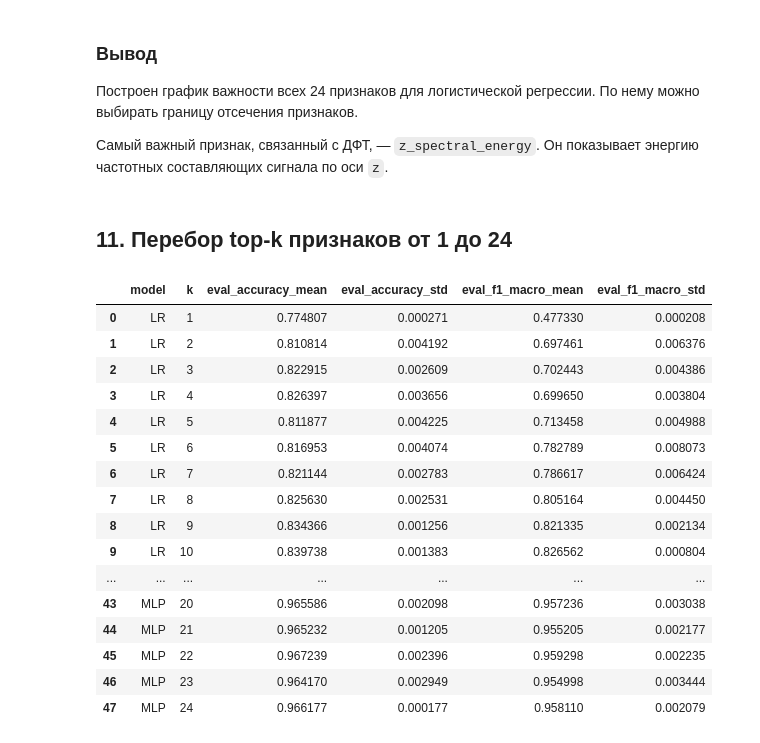
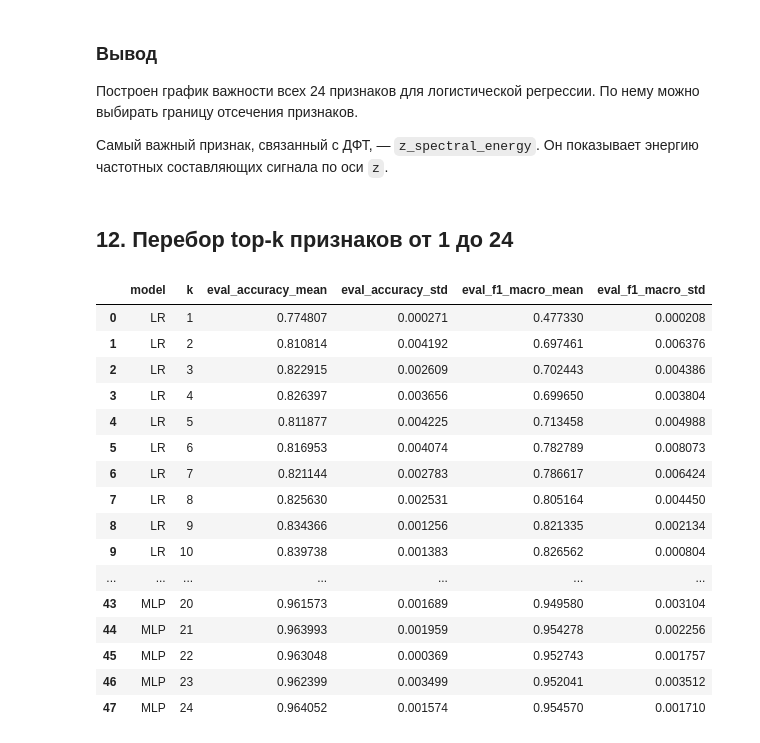
Before and after one commit to elena-kornaeva/Practice_Human-Activity-Recognition_Classifier, a Jupyter notebook: notebooks/06_Hyperparameter_Tuning.ipynb, the cells around one changed output. Cells and saved outputs as stored; diff of their text form; code cells hidden in the pictures.

```diff
--- a/notebooks/06_Hyperparameter_Tuning.ipynb
+++ b/notebooks/06_Hyperparameter_Tuning.ipynb
@@ -148,19 +148,19 @@ def make_lr_model(C=1.0, polynomial_degree=1, random_state=42):
     return Pipeline(steps)
 
 
-def make_mlp_model(hidden_layer_sizes=(128,), random_state=42):
+def make_mlp_model(hidden_layer_sizes=(128,), alpha=0.0001, batch_size=200, max_iter=200, validation_fraction=0.15, n_iter_no_change=10, random_state=42):
     return Pipeline([
         ("scaler", StandardScaler()),
         ("model", MLPClassifier(
             hidden_layer_sizes=hidden_layer_sizes,
             activation="relu",
             solver="adam",
-            alpha=0.0001,
-            batch_size=200,
+            alpha=alpha,
+            batch_size=batch_size,
             early_stopping=True,
-            validation_fraction=0.15,
-            n_iter_no_change=10,
-            max_iter=200,
+            validation_fraction=validation_fraction,
+            n_iter_no_change=n_iter_no_change,
+            max_iter=max_iter,
             random_state=random_state,
         )),
     ])
@@ -446,7 +514,7 @@ Name: 22, dtype: object
 
 Самый важный признак, связанный с ДФТ, — `z_spectral_energy`. Он показывает энергию частотных составляющих сигнала по оси `z`.
 # %% [markdown]
-## 11. Перебор top-k признаков от 1 до 24
+## 12. Перебор top-k признаков от 1 до 24
 # %%
 REPEAT_SEEDS = [0, 1, 2]
 
@@ -483,39 +551,39 @@ def summarize_topk_runs(topk_runs_df):
     )
     return summary.fillna(0)
 
 ranked_lr_features = feature_importance_df["feature"].tolist()
 selector = SelectKBest(score_func=f_classif, k="all")
 selector.fit(X_full, y_full)
 select_kbest_scores = pd.DataFrame({"feature": X_full.columns, "score": selector.scores_}).sort_values("score", ascending=False)
 ranked_mlp_features = select_kbest_scores["feature"].tolist()
 
 lr_topk_runs_df = run_topk_experiment(lambda seed: make_lr_model(C=best_lr_C, polynomial_degree=1, random_state=seed), ranked_lr_features, "LR")
-mlp_topk_runs_df = run_topk_experiment(lambda seed: make_mlp_model(hidden_layer_sizes=best_mlp_architecture, random_state=seed), ranked_mlp_features, "MLP")
+mlp_topk_runs_df = run_topk_experiment(lambda seed: make_mlp_model(**best_mlp_params, random_state=seed), ranked_mlp_features, "MLP")
 lr_topk_df = summarize_topk_runs(lr_topk_runs_df)
 mlp_topk_df = summarize_topk_runs(mlp_topk_runs_df)
 
 pd.concat([
     lr_topk_df[["model", "k", "eval_accuracy_mean", "eval_accuracy_std", "eval_f1_macro_mean", "eval_f1_macro_std"]],
     mlp_topk_df[["model", "k", "eval_accuracy_mean", "eval_accuracy_std", "eval_f1_macro_mean", "eval_f1_macro_std"]],
 ], ignore_index=True)
 # %% [output]
 |  | model | k | eval_accuracy_mean | eval_accuracy_std | eval_f1_macro_mean | eval_f1_macro_std |
 | 0 | LR | 1 | 0.774807 | 0.000271 | 0.477330 | 0.000208 |
 | 1 | LR | 2 | 0.810814 | 0.004192 | 0.697461 | 0.006376 |
 | 2 | LR | 3 | 0.822915 | 0.002609 | 0.702443 | 0.004386 |
 | 3 | LR | 4 | 0.826397 | 0.003656 | 0.699650 | 0.003804 |
 | 4 | LR | 5 | 0.811877 | 0.004225 | 0.713458 | 0.004988 |
 | 5 | LR | 6 | 0.816953 | 0.004074 | 0.782789 | 0.008073 |
 | 6 | LR | 7 | 0.821144 | 0.002783 | 0.786617 | 0.006424 |
 | 7 | LR | 8 | 0.825630 | 0.002531 | 0.805164 | 0.004450 |
 | 8 | LR | 9 | 0.834366 | 0.001256 | 0.821335 | 0.002134 |
 | 9 | LR | 10 | 0.839738 | 0.001383 | 0.826562 | 0.000804 |
 | ... | ... | ... | ... | ... | ... | ... |
-| 43 | MLP | 20 | 0.965586 | 0.002098 | 0.957236 | 0.003038 |
-| 44 | MLP | 21 | 0.965232 | 0.001205 | 0.955205 | 0.002177 |
-| 45 | MLP | 22 | 0.967239 | 0.002396 | 0.959298 | 0.002235 |
-| 46 | MLP | 23 | 0.964170 | 0.002949 | 0.954998 | 0.003444 |
-| 47 | MLP | 24 | 0.966177 | 0.000177 | 0.958110 | 0.002079 |
+| 43 | MLP | 20 | 0.961573 | 0.001689 | 0.949580 | 0.003104 |
+| 44 | MLP | 21 | 0.963993 | 0.001959 | 0.954278 | 0.002256 |
+| 45 | MLP | 22 | 0.963048 | 0.000369 | 0.952743 | 0.001757 |
+| 46 | MLP | 23 | 0.962399 | 0.003499 | 0.952041 | 0.003512 |
+| 47 | MLP | 24 | 0.964052 | 0.001574 | 0.954570 | 0.001710 |
 # %%
 fig, axes = plt.subplots(1, 2, figsize=(13, 4), sharey=True)
 for ax, df, title in [(axes[0], lr_topk_df, "LR"), (axes[1], mlp_topk_df, "MLP")]:
```
Also changed, not shown: parts of 29 cells of this notebook.
